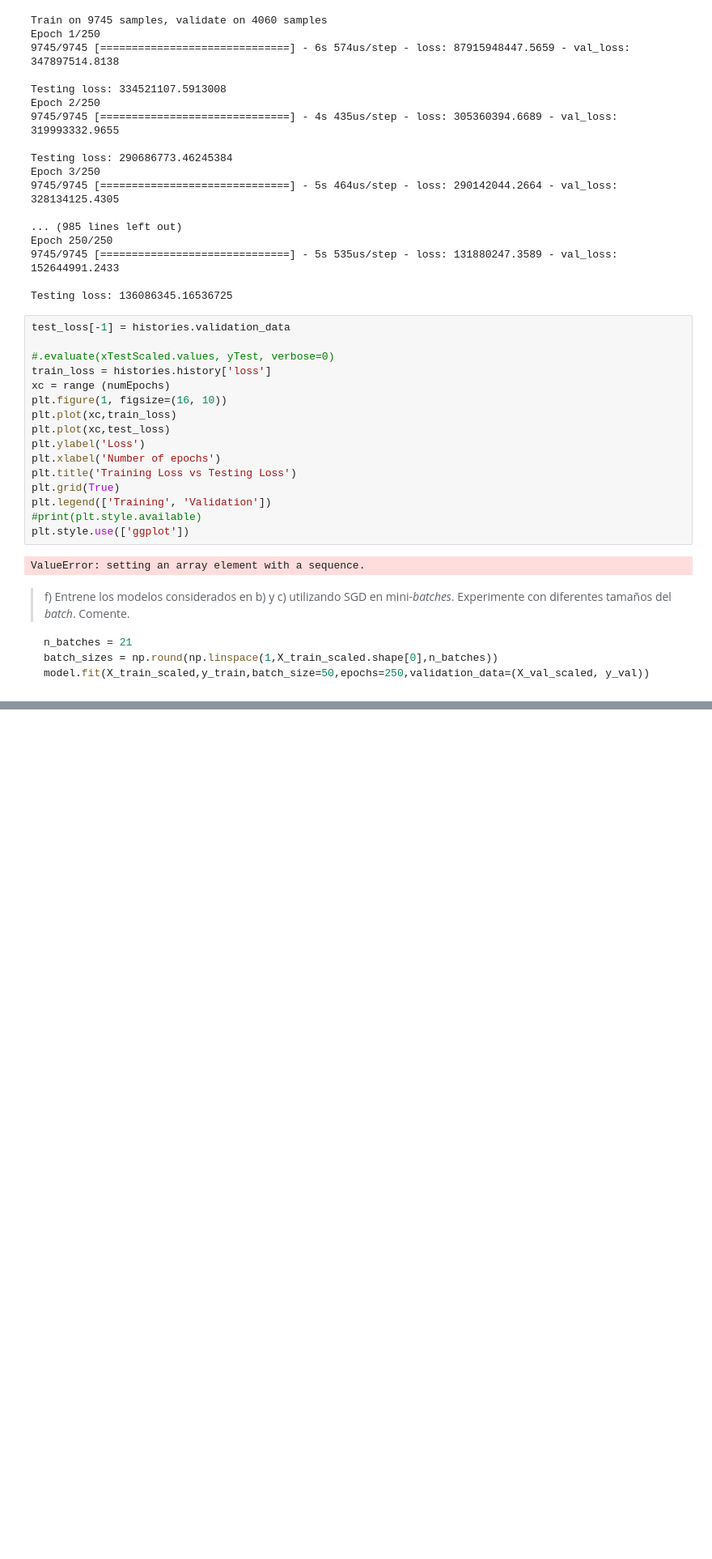
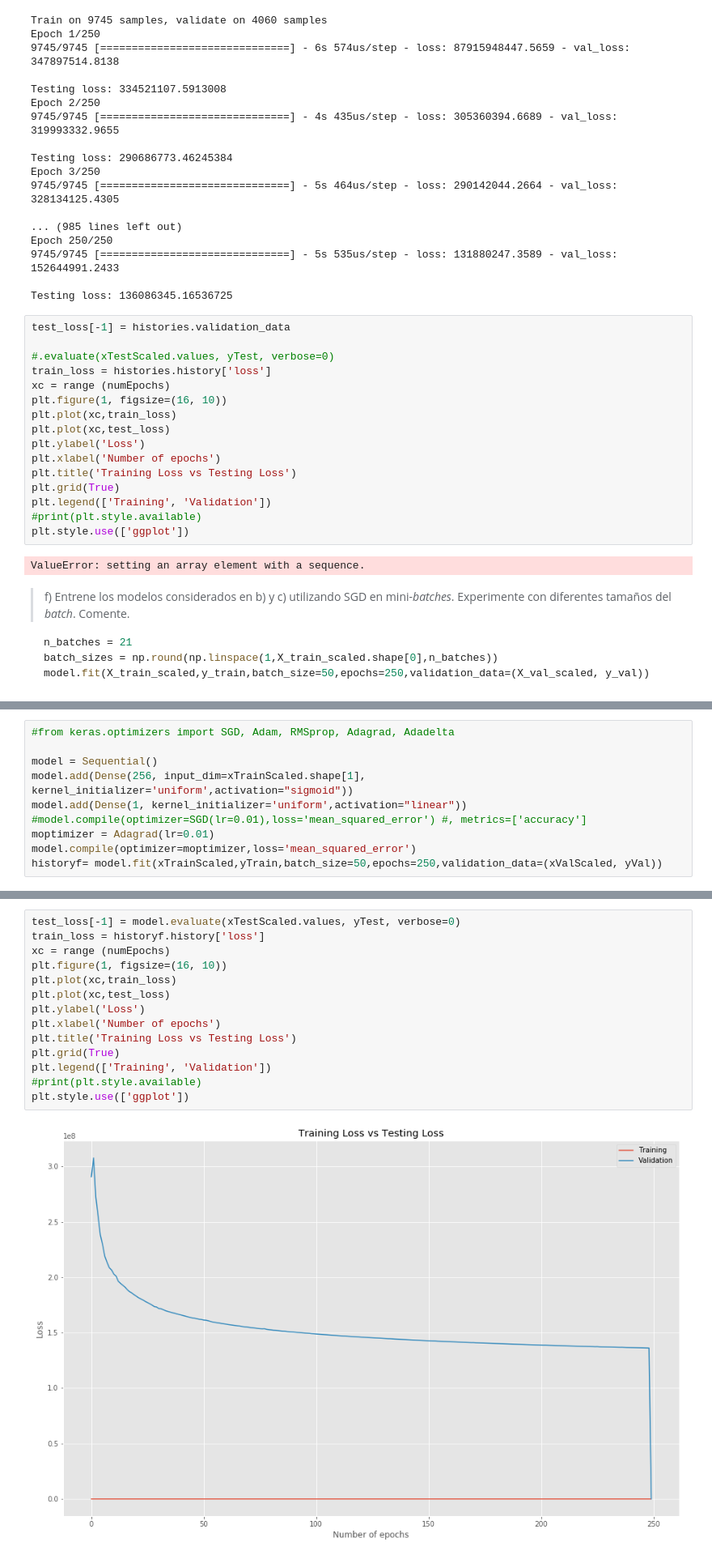
Before and after one commit to Jneror/ANN-Tarea1, a Jupyter notebook: Tarea 1- INF477.ipynb, the cells around one changed output, grey strips where cells are left out. Shown at 81% size. Saved outputs shown, nothing was run; the diff lists cells and outputs as text; blank space fills up the shorter version.

```diff
--- a/Tarea 1- INF477.ipynb
+++ b/Tarea 1- INF477.ipynb
@@ -362,0 +363,10 @@ model.fit(X_train_scaled,y_train,batch_size=50,epochs=250,validation_data=(X_val
+# %%
+#from keras.optimizers import SGD, Adam, RMSprop, Adagrad, Adadelta
+
+model = Sequential()
+model.add(Dense(256, input_dim=xTrainScaled.shape[1], kernel_initializer='uniform',activation="sigmoid"))
+model.add(Dense(1, kernel_initializer='uniform',activation="linear"))
+#model.compile(optimizer=SGD(lr=0.01),loss='mean_squared_error') #, metrics=['accuracy']
+moptimizer = Adagrad(lr=0.01)
+model.compile(optimizer=moptimizer,loss='mean_squared_error')
+historyf= model.fit(xTrainScaled,yTrain,batch_size=50,epochs=250,validation_data=(xValScaled, yVal))
@@ -362,0 +391,16 @@ model.fit(X_train_scaled,y_train,batch_size=50,epochs=250,validation_data=(X_val
+# %%
+test_loss[-1] = model.evaluate(xTestScaled.values, yTest, verbose=0)
+train_loss = historyf.history['loss']
+xc = range (numEpochs)
+plt.figure(1, figsize=(16, 10))
+plt.plot(xc,train_loss)
+plt.plot(xc,test_loss)
+plt.ylabel('Loss')
+plt.xlabel('Number of epochs')
+plt.title('Training Loss vs Testing Loss')
+plt.grid(True)
+plt.legend(['Training', 'Validation'])
+#print(plt.style.available)
+plt.style.use(['ggplot'])
+# %% [output]
+[figure, added]
```
Also changed, not shown: parts of 5 cells of this notebook.
